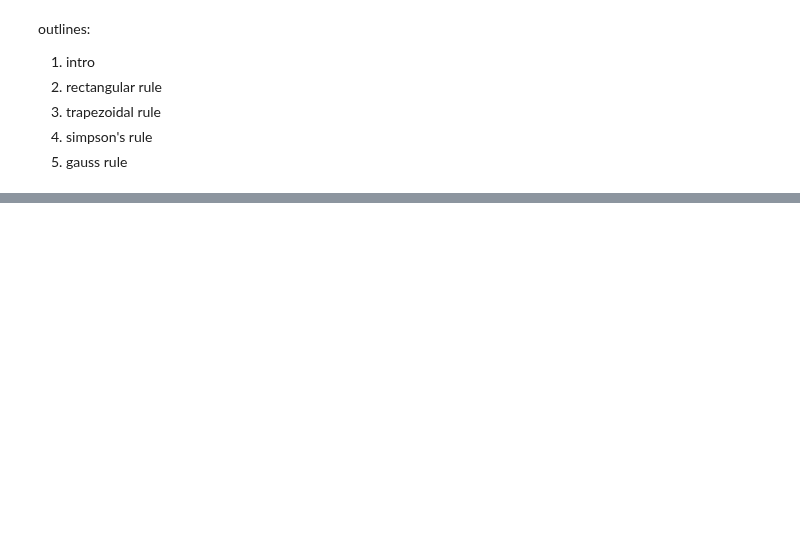
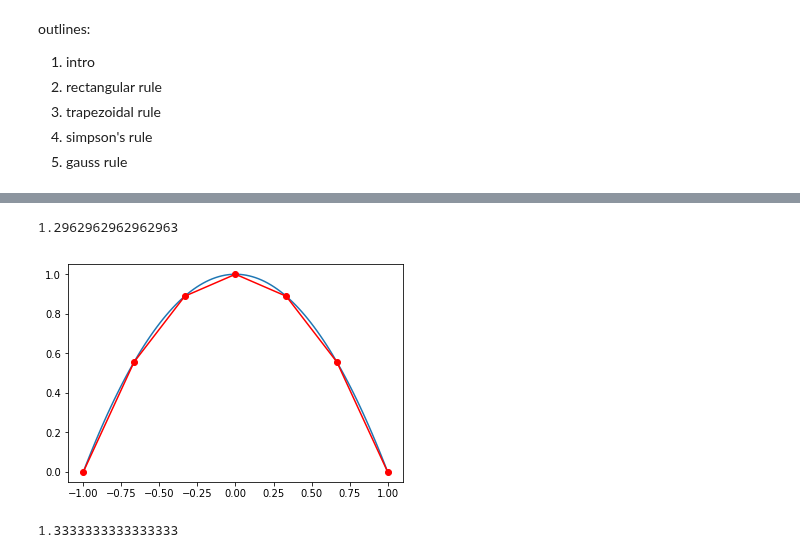
Before and after one commit to jshragge/CSM_GP_GEOPCOMP, a Jupyter notebook: 04_Numerical_Quadrature.ipynb, the cells around one changed output, grey strips where cells are left out. Cells and saved outputs as stored; diff of their text form; code cells hidden in the pictures; blank space fills up the shorter version.

```diff
--- a/04_Numerical_Quadrature.ipynb
+++ b/04_Numerical_Quadrature.ipynb
@@ -53,0 +70,21 @@ plt.show()
+# %%
+h = (b-a)/N
+xi = a+(np.arange(N+1))*h
+yi = fun(xi)
+result = ((np.sum(yi)-yi[0]*0.5-yi[-1]*0.5)*h)
+print(result)
+plt.figure()
+plt.plot(x,y)
+plt.plot(xi,yi,'ro-')
+plt.show()
+# %% [output]
+1.2962962962962963
+[figure, added]
+# %%
+s0 = yi[0]+yi[-1]
+s1 = np.sum(yi[1:-1:2])
+s2 = np.sum(yi[2:-2:2])
+result = h/3*(s0+4*s1+2*s2)
+result
+# %% [output]
+1.3333333333333333
```
Also changed, not shown: parts of 4 cells of this notebook.
